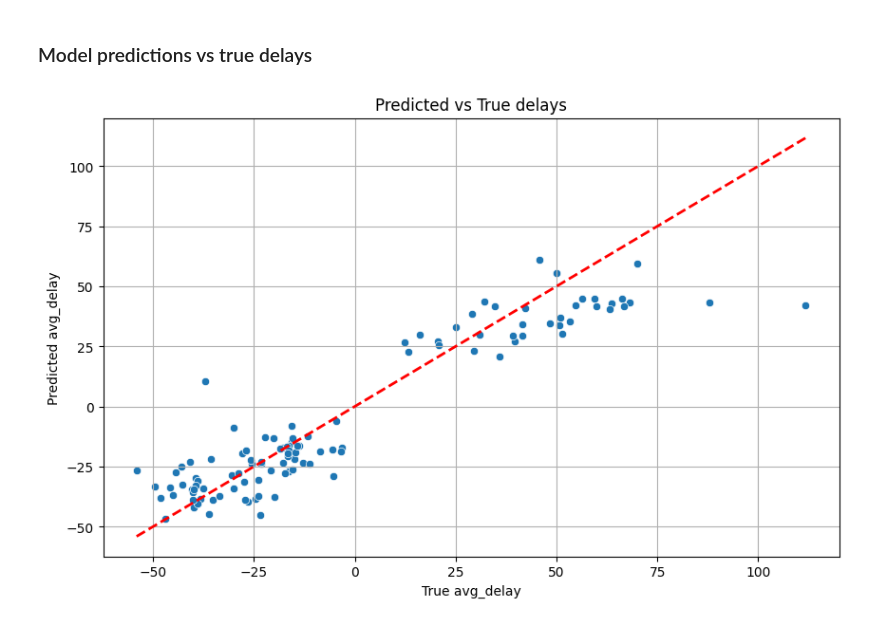
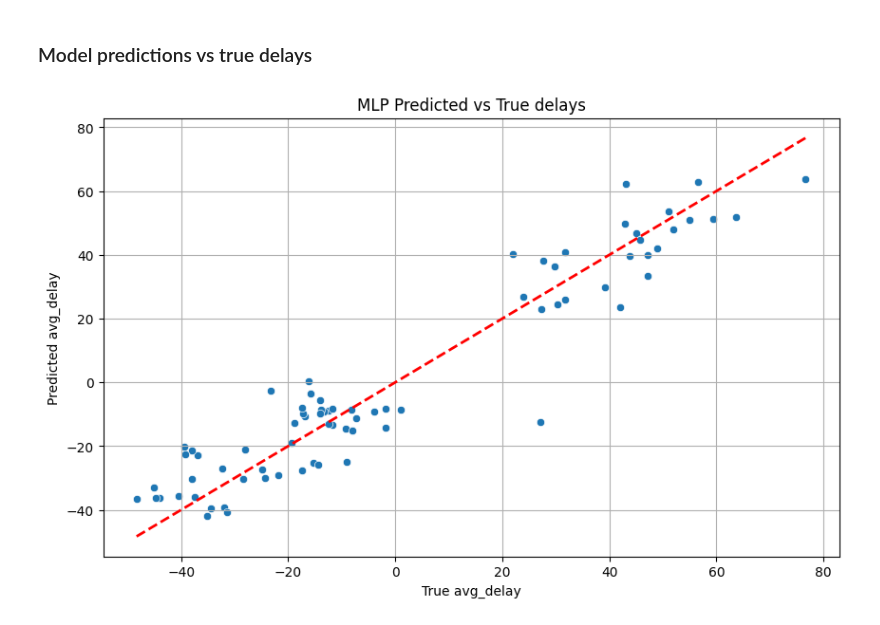
Before and after one commit to SerkanAnar/metro-delay-prediction, a Jupyter notebook: src/pipeline/2_training_pipeline.ipynb, the cells around one changed output. Saved outputs shown, nothing was run; the diff lists cells and outputs as text; code cells hidden in the pictures.

```diff
--- a/src/pipeline/2_training_pipeline.ipynb
+++ b/src/pipeline/2_training_pipeline.ipynb
@@ -209,7 +196,7 @@ train_df["timestamp_str"] = train_df["timestamp"].dt.strftime("%Y-%m-%dT%H:%M:%S
 # %% [markdown]
 ### Split data and train model
 # %%
-split_time = pd.Timestamp("2026-01-01 23:13:00")
+split_time = pd.Timestamp("2026-01-03 23:13:00")
 train_data = train_df[train_df['timestamp'] < split_time]
 test_data = train_df[train_df['timestamp'] >= split_time]
 
@@ -219,5 +206,5 @@ y_train = train_data['target'].reset_index(drop=True)
 X_test = test_data.drop(columns=['target', 'timestamp', 'timestamp_str']).reset_index(drop=True)
 y_test = test_data['target'].reset_index(drop=True)
 
-print(X_train)
-print(y_train)
+# print(X_train)
+# print(y_train)
@@ -241,0 +211,17 @@ Name: target, Length: 173, dtype: float64
+# %%
+
+MLP = MLPRegressor(
+    hidden_layer_sizes=(128, 32),
+    activation="relu",
+    solver="adam",
+    max_iter=500,
+    random_state=42,
+    learning_rate_init=0.05
+)
+MLP.fit(X_train, y_train)
+y_pred = MLP.predict(X_test)
+
+mse = mean_squared_error(y_test, y_pred)
+r2 = r2_score(y_test, y_pred)
+
+print(f"Test MSE: {mse:.3f}, R^2: {r2:.3f}")
@@ -242,11 +246,11 @@ Name: target, Length: 173, dtype: float64
 # %%
-xgb_model = XGBRegressor()
+# xgb_model = XGBRegressor()
 
-xgb_model.fit(X_train, y_train)
+# xgb_model.fit(X_train, y_train)
 
-y_pred = xgb_model.predict(X_test)
+# y_pred = xgb_model.predict(X_test)
 
-mse = mean_squared_error(y_test, y_pred)
-r2 = r2_score(y_test, y_pred)
+# mse = mean_squared_error(y_test, y_pred)
+# r2 = r2_score(y_test, y_pred)
 
-print(f"Test MSE: {mse:.3f}, R^2: {r2:.3f}")
+# print(f"MSE: {mse:.3f}, R^2: {r2:.3f}")
@@ -293,11 +286,11 @@ plt.show()
 # %%
 plt.figure(figsize=(10, 6))
 sns.scatterplot(x=y_test, y=y_pred)
 plt.plot([y_test.min(), y_test.max()], [y_test.min(), y_test.max()], 'r--', lw=2)
 plt.xlabel("True avg_delay")
 plt.ylabel("Predicted avg_delay")
-plt.title("Predicted vs True delays")
+plt.title("MLP Predicted vs True delays")
 plt.grid(True)
 plt.show()
 # %% [output]
-[figure, old version]
+[figure, new version]
```
Also changed, not shown: parts of 13 cells of this notebook.
